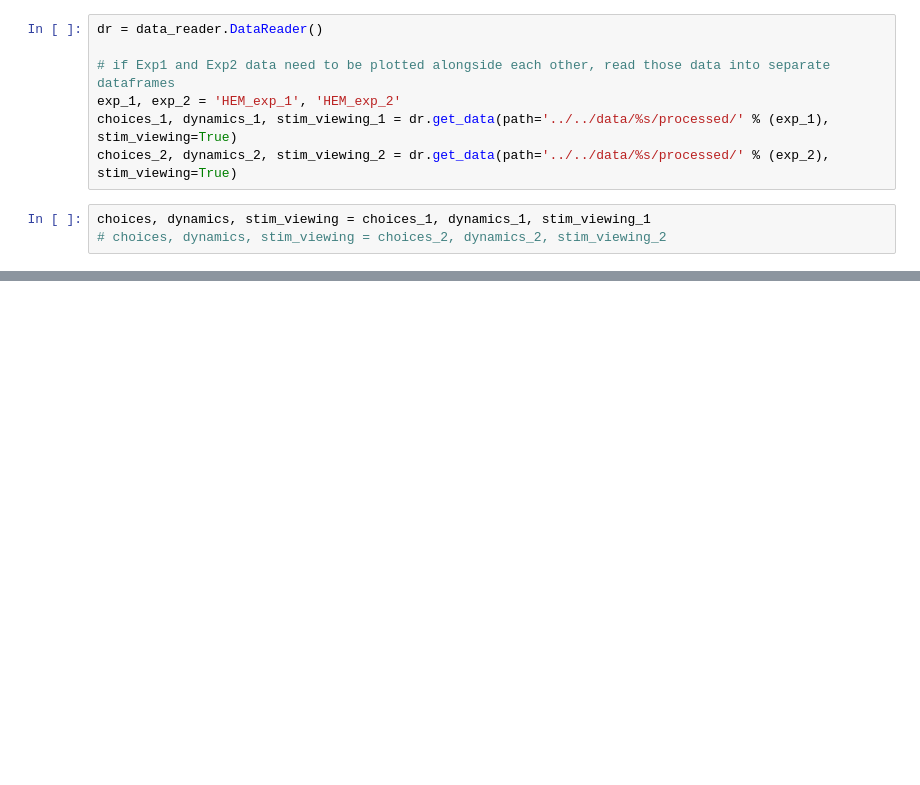
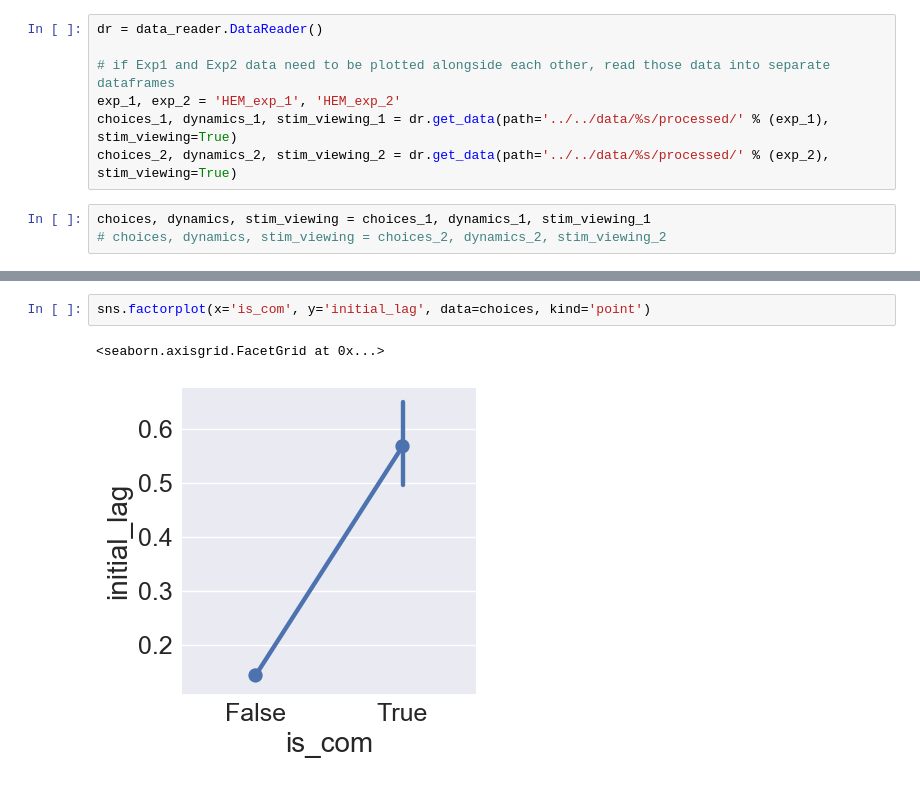
Before and after one commit to cherepaha/eyehandrdk, a Jupyter notebook: analysis_log.ipynb, the cells around one changed output, grey strips where cells are left out. Cells and saved outputs as stored; diff of their text form; blank space fills up the shorter version.

```diff
--- a/analysis_log.ipynb
+++ b/analysis_log.ipynb
@@ -148,0 +180,5 @@ for i in range(1,11):
+# %%
+sns.factorplot(x='is_com', y='initial_lag', data=choices, kind='point')
+# %% [output]
+<seaborn.axisgrid.FacetGrid at 0x...>
+[figure, added]
```
Also changed, not shown: parts of 14 cells of this notebook, 7 other files.
